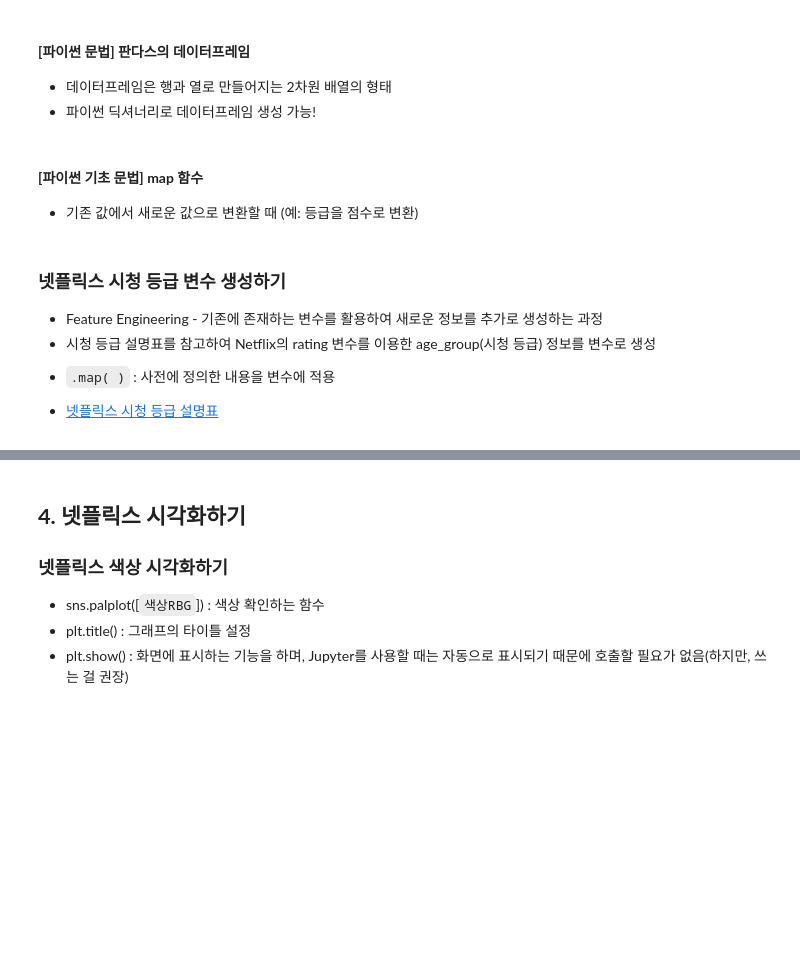
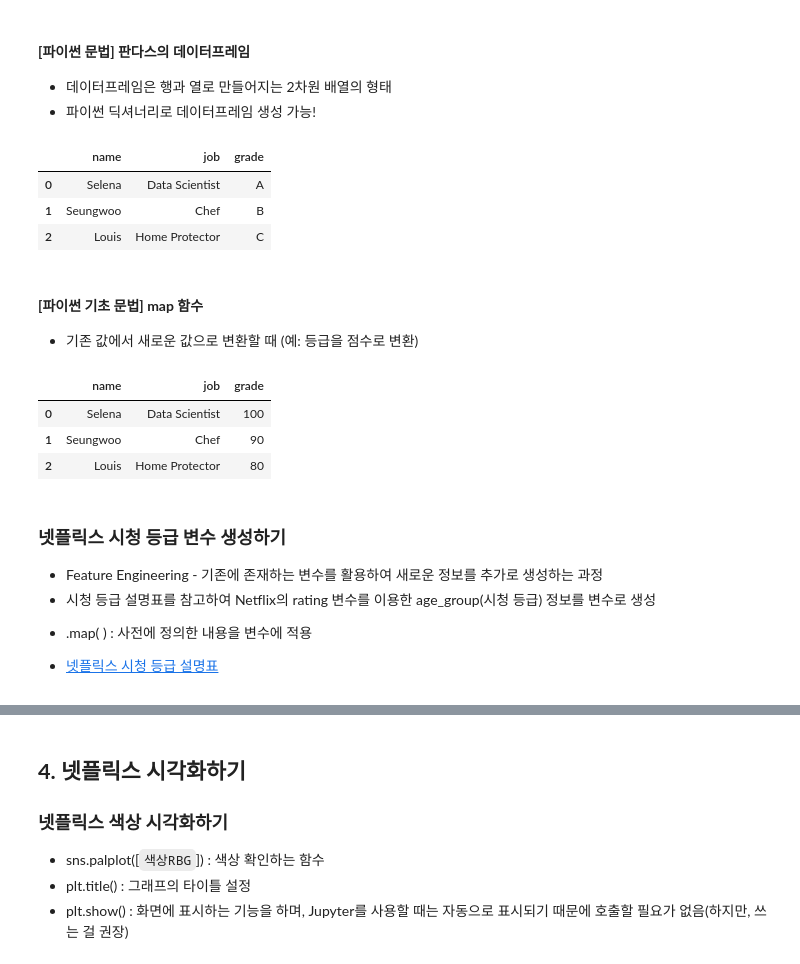
Before and after one commit to vega2kgkube/Python_Webscraping_Analysis, a Jupyter notebook: 09.넷플릭스 데이터 분석 프로젝트.ipynb, the cells around one changed output, grey strips where cells are left out. Cells and saved outputs as stored; diff of their text form; code cells hidden in the pictures; blank space fills up the shorter version.

```diff
--- a/09.넷플릭스 데이터 분석 프로젝트.ipynb
+++ b/09.넷플릭스 데이터 분석 프로젝트.ipynb
@@ -323,24 +360,35 @@ print(grade_dic)
 # %%
 # 판다스 데이터프레임 생성
 person = pd.DataFrame({
     "name" : ["Selena", "Seungwoo", "Louis"],
     "job" : ["Data Scientist", "Chef", "Home Protector"],
     "grade" : ["A", "B", "C"]
 })
-print(person)
+person
+# %% [output]
+|  | name | job | grade |
+| 0 | Selena | Data Scientist | A |
+| 1 | Seungwoo | Chef | B |
+| 2 | Louis | Home Protector | C |
 # %% [markdown]
 #### **[파이썬 기초 문법] map 함수**
 * 기존 값에서 새로운 값으로 변환할 때 (예: 등급을 점수로 변환)
 # %%
 # 목표: map 함수 이용하여 grade 열의 값을 점수로 변환하기
+# grade_dic {'A': 100, 'B': 90, 'C': 80}
 person['grade'] = person['grade'].map(grade_dic)
-print(person)
+person
+# %% [output]
+|  | name | job | grade |
+| 0 | Selena | Data Scientist | 100 |
+| 1 | Seungwoo | Chef | 90 |
+| 2 | Louis | Home Protector | 80 |
 # %% [markdown]
 ### **넷플릭스 시청 등급 변수 생성하기**
 * Feature Engineering - 기존에 존재하는 변수를 활용하여 새로운 정보를 추가로 생성하는 과정
 * 시청 등급 설명표를 참고하여 Netflix의 rating 변수를 이용한 age_group(시청 등급) 정보를 변수로 생성
 
-- `.map( )` : 사전에 정의한 내용을 변수에 적용
+- .map( ) : 사전에 정의한 내용을 변수에 적용
 
 - [넷플릭스 시청 등급 설명표](https://www.primevideo.com/help/ref=atv_hp_nd_cnt?nodeId=GFGQU3WYEG6FSJFJ)
 # %%
```
Also changed, not shown: parts of 6 cells of this notebook.
